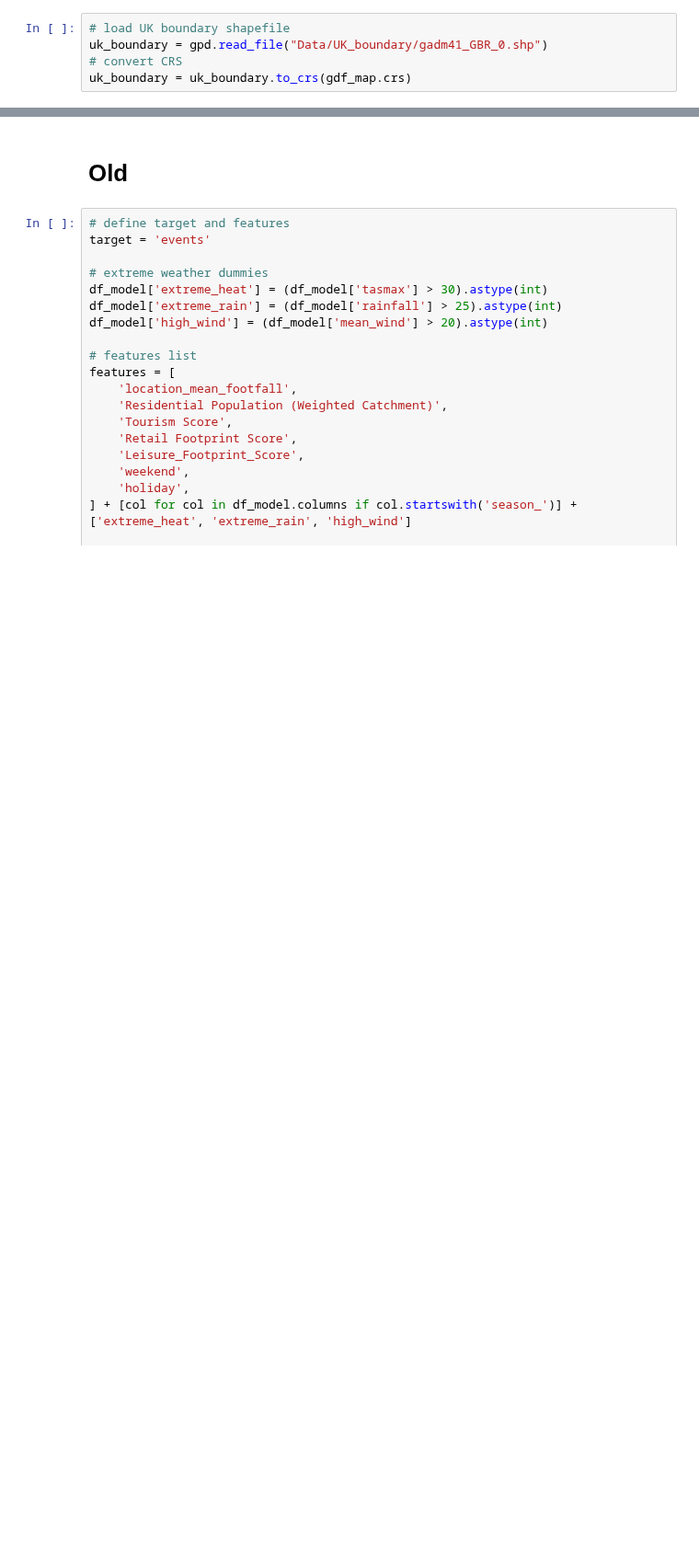
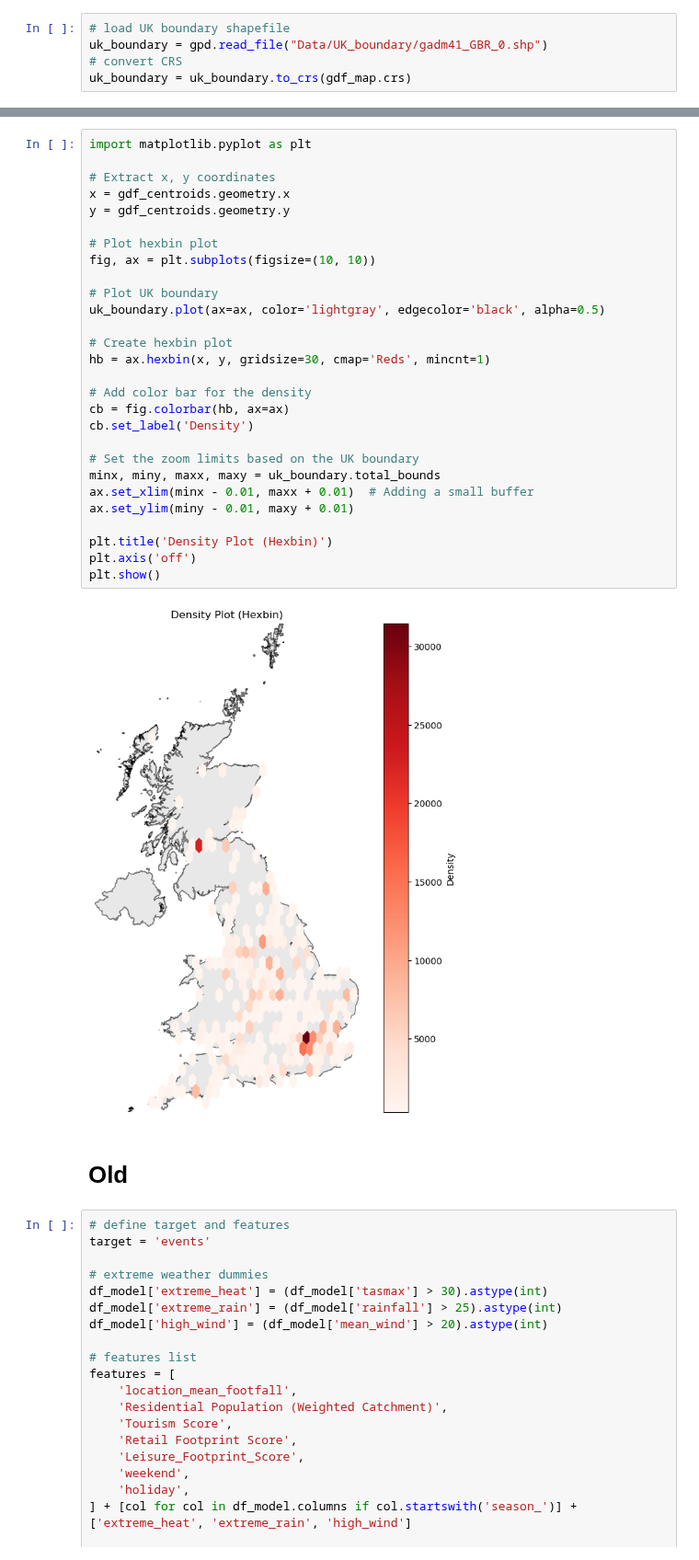
Before and after one commit to stefankrysa/MScDissertation, a Jupyter notebook: modelling.ipynb, the cells around one changed output, grey strips where cells are left out. Shown at 92% size. Drawn from its saved outputs; the diff is of its cells as text; blank space fills up the shorter version.

```diff
--- a/modelling.ipynb
+++ b/modelling.ipynb
@@ -1259,3 +1298,33 @@ plt.show()
+# %%
+import matplotlib.pyplot as plt
+
+# Extract x, y coordinates
+x = gdf_centroids.geometry.x
+y = gdf_centroids.geometry.y
+
+# Plot hexbin plot
+fig, ax = plt.subplots(figsize=(10, 10))
+
+# Plot UK boundary
+uk_boundary.plot(ax=ax, color='lightgray', edgecolor='black', alpha=0.5)
+
+# Create hexbin plot
+hb = ax.hexbin(x, y, gridsize=30, cmap='Reds', mincnt=1)
+
+# Add color bar for the density
+cb = fig.colorbar(hb, ax=ax)
+cb.set_label('Density')
+
+# Set the zoom limits based on the UK boundary
+minx, miny, maxx, maxy = uk_boundary.total_bounds
+ax.set_xlim(minx - 0.01, maxx + 0.01)  # Adding a small buffer
+ax.set_ylim(miny - 0.01, maxy + 0.01)
+
+plt.title('Density Plot (Hexbin)')
+plt.axis('off')
+plt.show()
+# %% [output]
+[figure, added]
 # %% [markdown]
 # Old
 # %%
```
Also changed, not shown: parts of 12 cells of this notebook.
